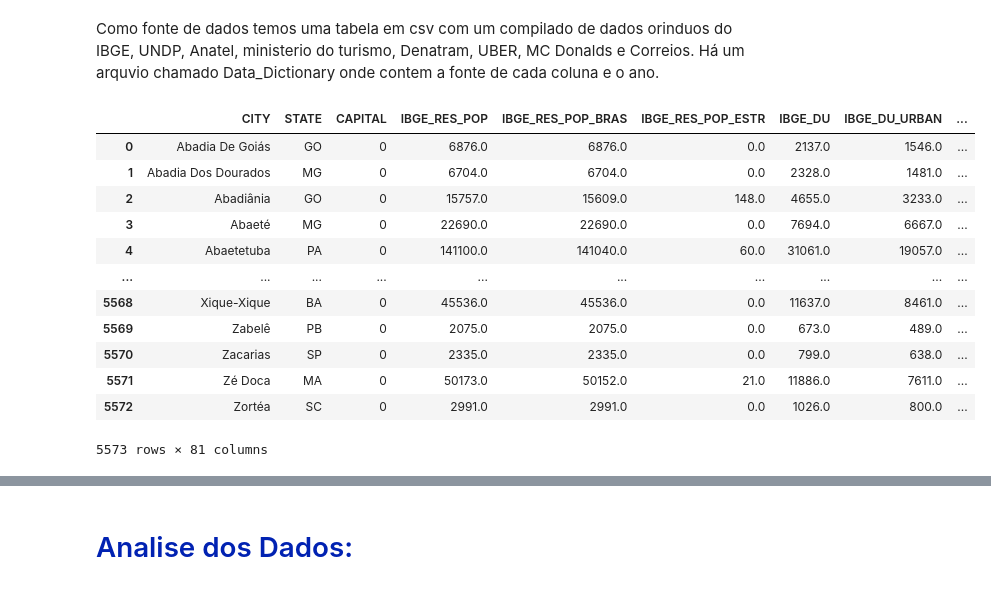
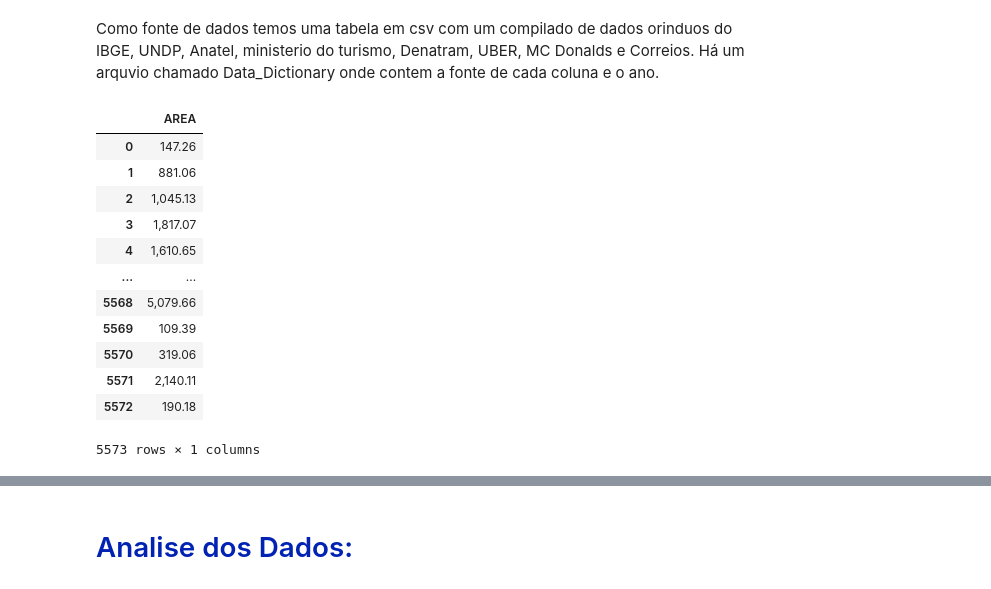
Before and after one commit to Igor-Arantes/Analise_municipios_brasileiros, a Jupyter notebook: Analise dos Municipios Brasileiros.ipynb, the cells around one changed output, grey strips where cells are left out. Saved outputs shown, nothing was run; the diff lists cells and outputs as text; code cells hidden in the pictures.

```diff
--- a/Analise dos Municipios Brasileiros.ipynb
+++ b/Analise dos Municipios Brasileiros.ipynb
@@ -18,21 +18,21 @@ plt.style.use('dark_background')
 # %%
 #capturando os dados
 cities_dataframe = pd.read_csv('Data/BRAZIL_CITIES.csv', sep=';')
-cities_dataframe
+cities_dataframe[['AREA']]
 # %% [output]
-|  | CITY | STATE | CAPITAL | IBGE_RES_POP | IBGE_RES_POP_BRAS | IBGE_RES_POP_ESTR | IBGE_DU | IBGE_DU_URBAN | ... |
-| 0 | Abadia De Goiás | GO | 0 | 6876.0 | 6876.0 | 0.0 | 2137.0 | 1546.0 | ... |
-| 1 | Abadia Dos Dourados | MG | 0 | 6704.0 | 6704.0 | 0.0 | 2328.0 | 1481.0 | ... |
-| 2 | Abadiânia | GO | 0 | 15757.0 | 15609.0 | 148.0 | 4655.0 | 3233.0 | ... |
-| 3 | Abaeté | MG | 0 | 22690.0 | 22690.0 | 0.0 | 7694.0 | 6667.0 | ... |
-| 4 | Abaetetuba | PA | 0 | 141100.0 | 141040.0 | 60.0 | 31061.0 | 19057.0 | ... |
-| ... | ... | ... | ... | ... | ... | ... | ... | ... | ... |
-| 5568 | Xique-Xique | BA | 0 | 45536.0 | 45536.0 | 0.0 | 11637.0 | 8461.0 | ... |
-| 5569 | Zabelê | PB | 0 | 2075.0 | 2075.0 | 0.0 | 673.0 | 489.0 | ... |
-| 5570 | Zacarias | SP | 0 | 2335.0 | 2335.0 | 0.0 | 799.0 | 638.0 | ... |
-| 5571 | Zé Doca | MA | 0 | 50173.0 | 50152.0 | 21.0 | 11886.0 | 7611.0 | ... |
-| 5572 | Zortéa | SC | 0 | 2991.0 | 2991.0 | 0.0 | 1026.0 | 800.0 | ... |
+|  | AREA |
+| 0 | 147.26 |
+| 1 | 881.06 |
+| 2 | 1,045.13 |
+| 3 | 1,817.07 |
+| 4 | 1,610.65 |
+| ... | ... |
+| 5568 | 5,079.66 |
+| 5569 | 109.39 |
+| 5570 | 319.06 |
+| 5571 | 2,140.11 |
+| 5572 | 190.18 |
-5573 rows × 81 columns
+5573 rows × 1 columns
 # %%
 #Tratando os dados
 cities_dataframe.fillna(0, inplace=True)
```
Also changed, not shown: parts of 17 cells of this notebook.
